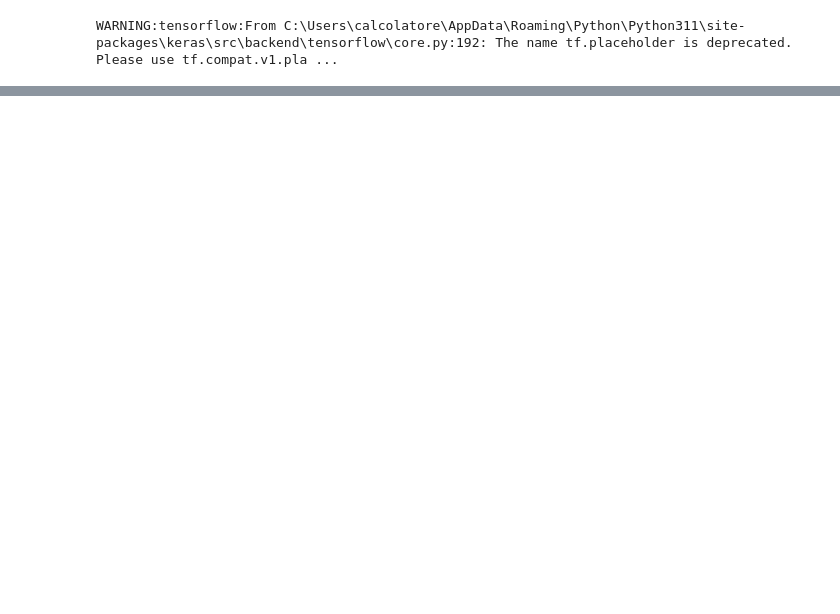
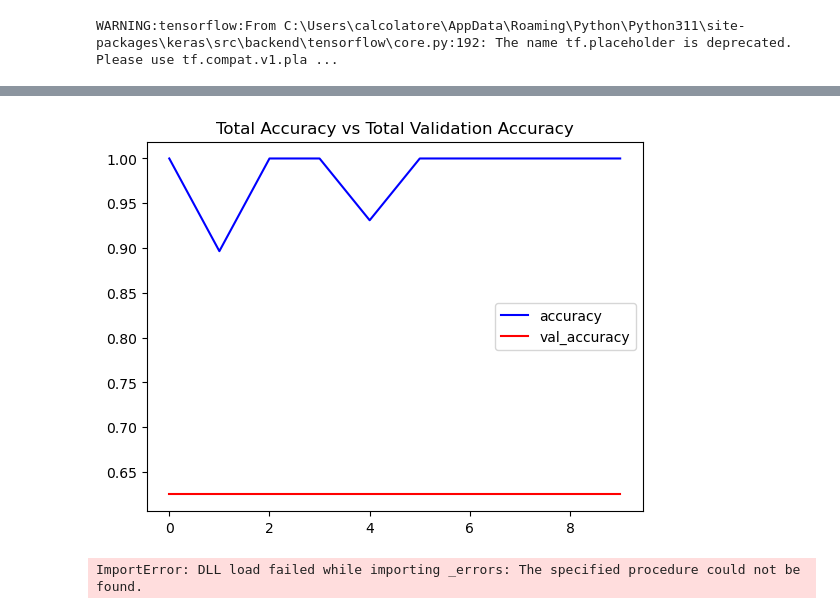
Before and after one commit to togetherthough/violence-detector, a Jupyter notebook: notebook.ipynb, the cells around one changed output, grey strips where cells are left out. Saved outputs shown, nothing was run; the diff lists cells and outputs as text; code cells hidden in the pictures; blank space fills up the shorter version.

```diff
--- a/notebook.ipynb
+++ b/notebook.ipynb
@@ -232,0 +281,14 @@ ValueError: Input 0 of layer "functional_16" is incompatible with the layer: exp
+# %%
+# Visualize the training and validation accuracy metrices.
+plot_metric(history, 'accuracy', 'val_accuracy', 'Total Accuracy vs Total Validation Accuracy')
+# %% [output]
+[figure, added]
+# %%
+import h5py
+
+model.save('violence_detector.keras')
+
+# Later, to load the model and make predictions:
+loaded_model = keras.models.load_model('violence_detector.keras')
+# %% [output]
+ImportError: DLL load failed while importing _errors: The specified procedure could not be found.
```
Also changed, not shown: parts of 4 cells of this notebook, 4 other files.
